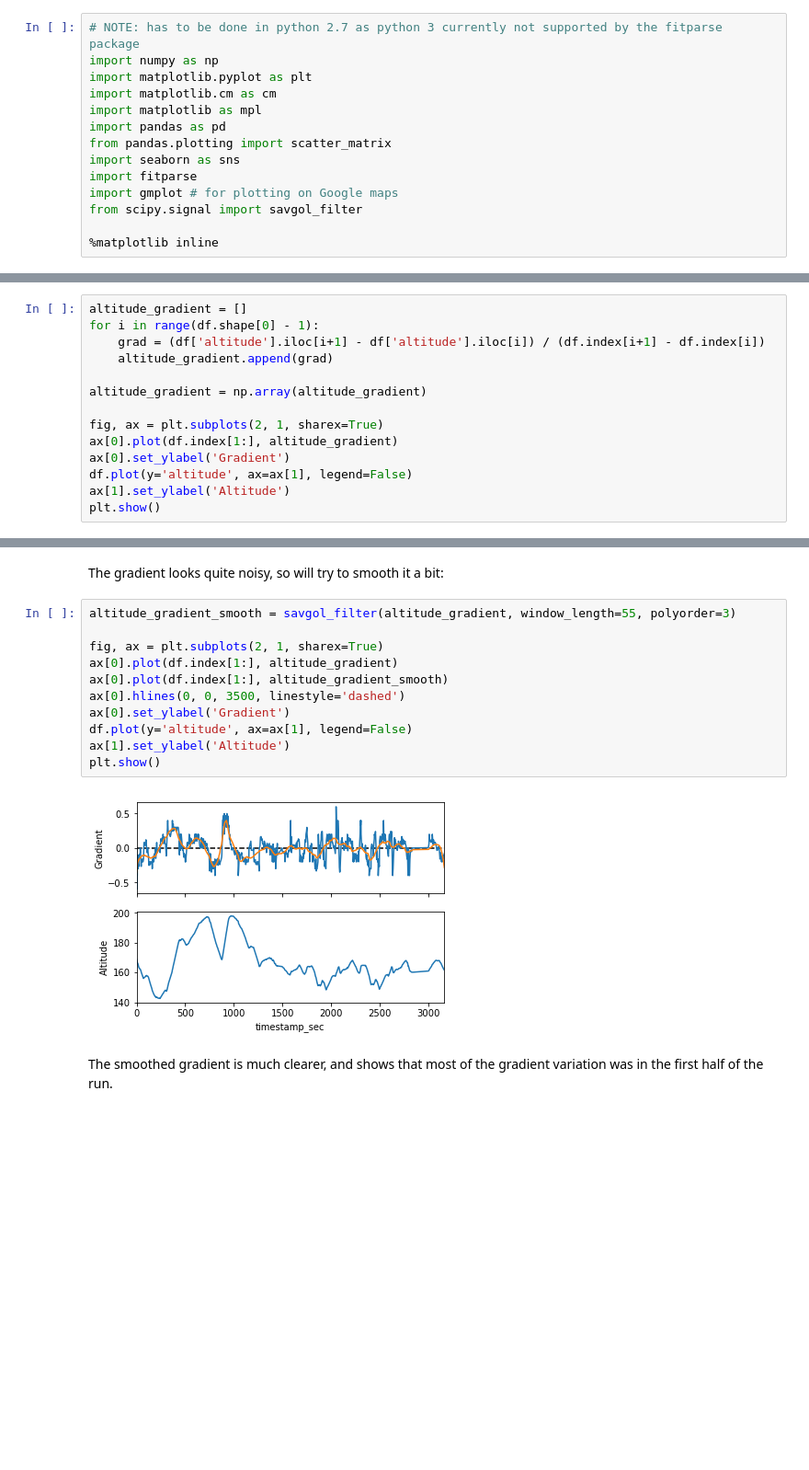
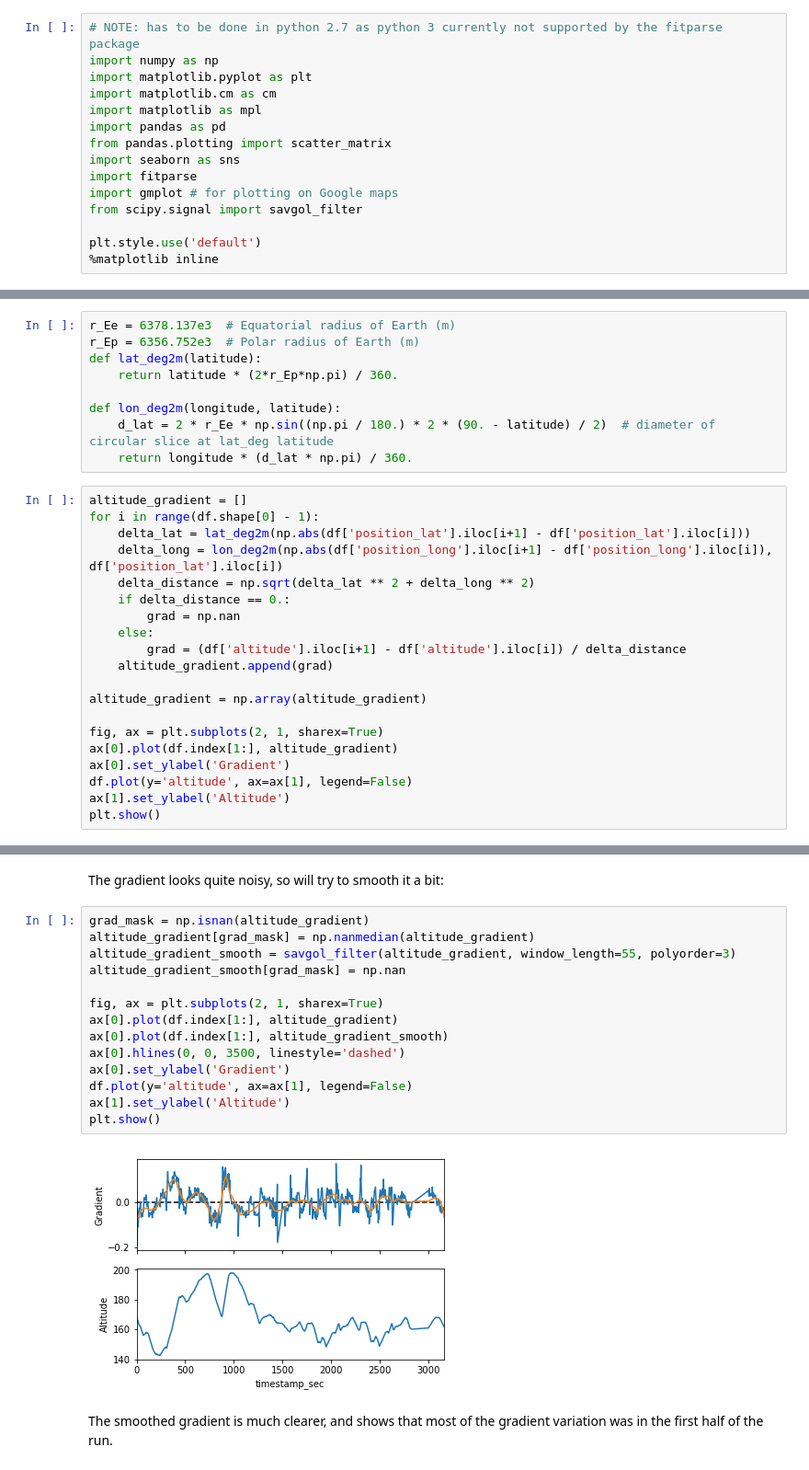
Before and after one commit to polzin-3/fitness-data, a Jupyter notebook: Gary_run_030218.ipynb, the cells around one changed output, grey strips where cells are left out. Shown: that part at 92% size. Saved outputs shown, nothing was run; the diff lists cells and outputs as text; blank space fills up the shorter version.

Commit message:
Updated notebooks
Changed gradient calculations to use real distances

```diff
--- a/Gary_run_030218.ipynb
+++ b/Gary_run_030218.ipynb
@@ -11,6 +11,7 @@ import fitparse
 import gmplot # for plotting on Google maps
 from scipy.signal import savgol_filter
 
+plt.style.use('default')
 %matplotlib inline
 # %% [markdown]
 # Using pandas
@@ -426,7 +429,22 @@ Thinking about it, altitude is probably not that useful, it's probably the chang
+# %%
+r_Ee = 6378.137e3  # Equatorial radius of Earth (m)
+r_Ep = 6356.752e3  # Polar radius of Earth (m)
+def lat_deg2m(latitude):
+    return latitude * (2*r_Ep*np.pi) / 360.
+
+def lon_deg2m(longitude, latitude):
+    d_lat = 2 * r_Ee * np.sin((np.pi / 180.) * 2 * (90. - latitude) / 2)  # diameter of circular slice at lat_deg latitude
+    return longitude * (d_lat * np.pi) / 360.
 # %%
 altitude_gradient = []
 for i in range(df.shape[0] - 1):
-    grad = (df['altitude'].iloc[i+1] - df['altitude'].iloc[i]) / (df.index[i+1] - df.index[i])
+    delta_lat = lat_deg2m(np.abs(df['position_lat'].iloc[i+1] - df['position_lat'].iloc[i]))
+    delta_long = lon_deg2m(np.abs(df['position_long'].iloc[i+1] - df['position_long'].iloc[i]), df['position_lat'].iloc[i])
+    delta_distance = np.sqrt(delta_lat ** 2 + delta_long ** 2)
+    if delta_distance == 0.:
+        grad = np.nan
+    else:
+        grad = (df['altitude'].iloc[i+1] - df['altitude'].iloc[i]) / delta_distance
     altitude_gradient.append(grad)
 
 altitude_gradient = np.array(altitude_gradient)
@@ -442,18 +460,21 @@ plt.show()
 # %% [markdown]
 The gradient looks quite noisy, so will try to smooth it a bit:
 # %%
+grad_mask = np.isnan(altitude_gradient)
+altitude_gradient[grad_mask] = np.nanmedian(altitude_gradient)
 altitude_gradient_smooth = savgol_filter(altitude_gradient, window_length=55, polyorder=3)
+altitude_gradient_smooth[grad_mask] = np.nan
 
 fig, ax = plt.subplots(2, 1, sharex=True)
 ax[0].plot(df.index[1:], altitude_gradient)
 ax[0].plot(df.index[1:], altitude_gradient_smooth)
 ax[0].hlines(0, 0, 3500, linestyle='dashed')
 ax[0].set_ylabel('Gradient')
 df.plot(y='altitude', ax=ax[1], legend=False)
 ax[1].set_ylabel('Altitude')
 plt.show()
 # %% [output]
-[figure, old version]
+[figure, new version]
 # %% [markdown]
 The smoothed gradient is much clearer, and shows that most of the gradient variation was in the first half of the run.
 # %% [markdown]
```
Also changed, not shown: parts of 7 cells of this notebook, 1 other file.
